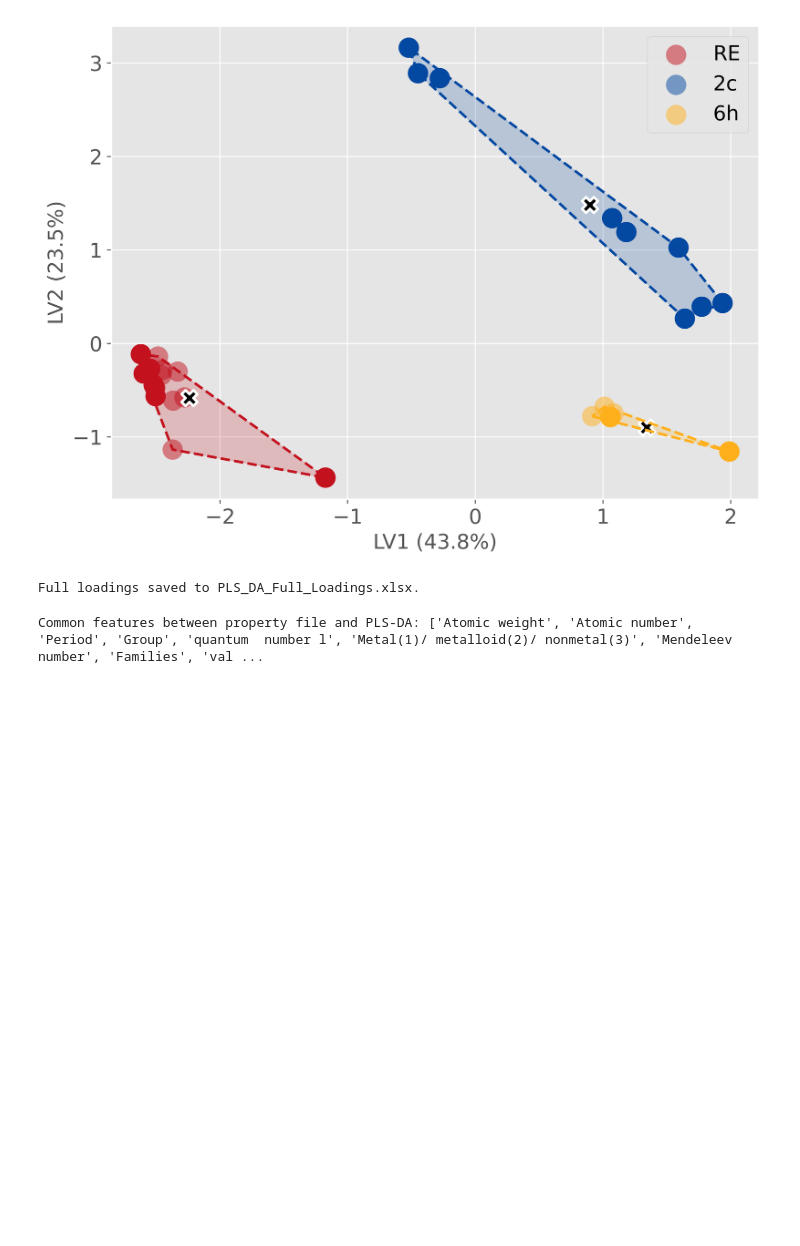
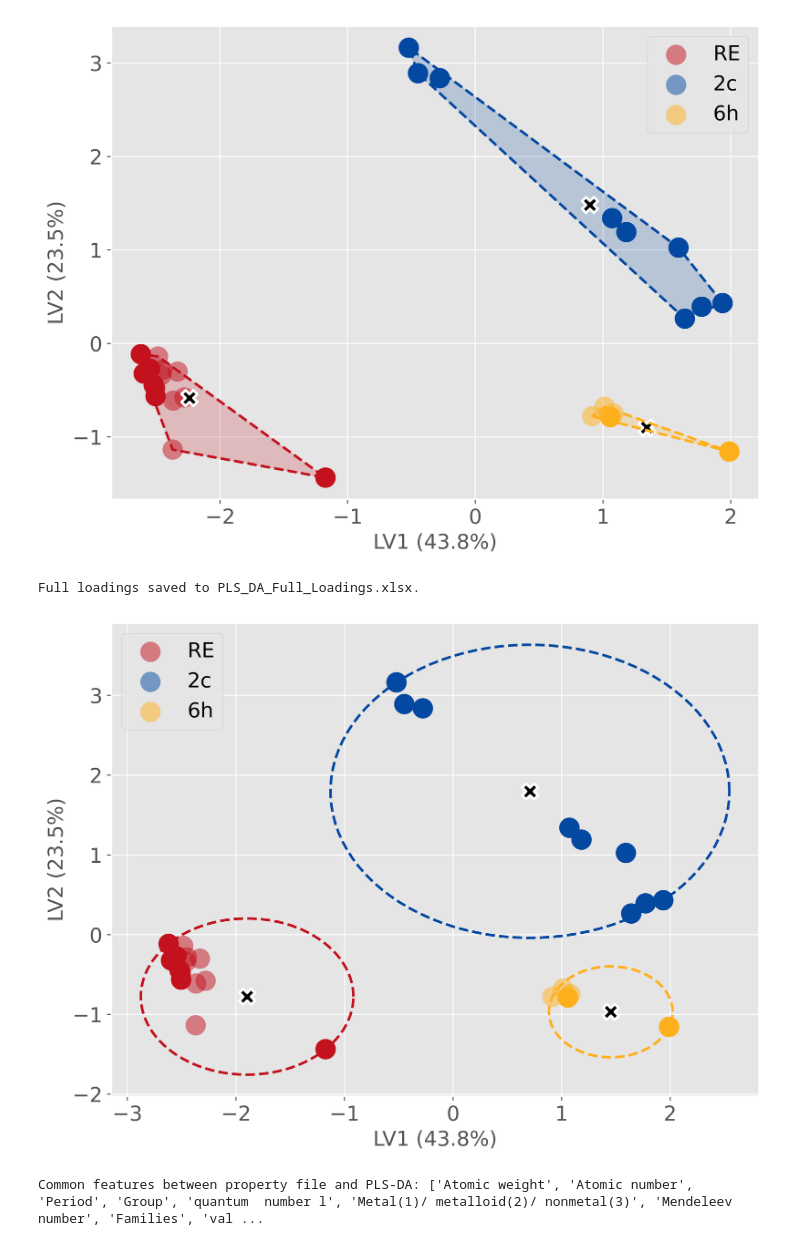
Before and after one commit to dshirya/STEx-ternary, a Jupyter notebook: main.ipynb, the cells around one changed output. Cells and saved outputs as stored; diff of their text form; code cells hidden in the pictures; blank space fills up the shorter version.

```diff
--- a/main.ipynb
+++ b/main.ipynb
@@ -62,6 +62,12 @@ pls_loadings = run_pls_da(df_site_features)
 # %% [output]
 [figure]
 Full loadings saved to PLS_DA_Full_Loadings.xlsx.
+# %%
+from models.test import pls_da_circle
+
+pls_da_circle(df_site_features)
+# %% [output]
+[figure, added]
 # %%
 from models.projection import plot_elements_from_plsda_loadings
 
```
Also changed, not shown: parts of 3 cells of this notebook, 20 other files.
